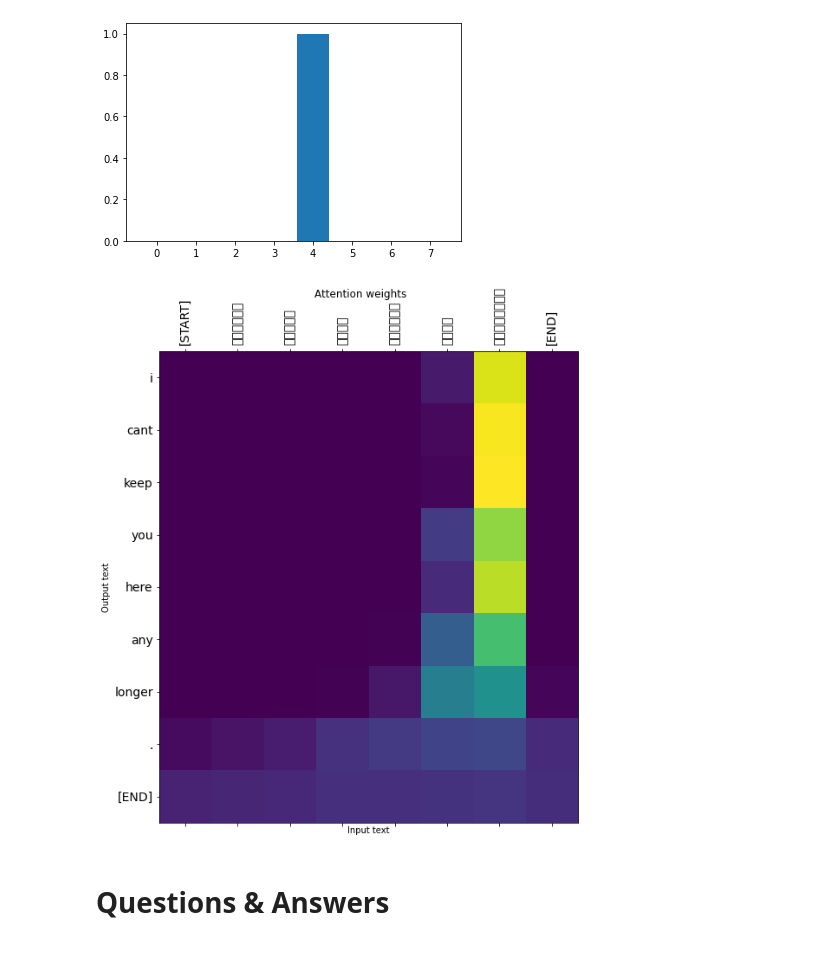
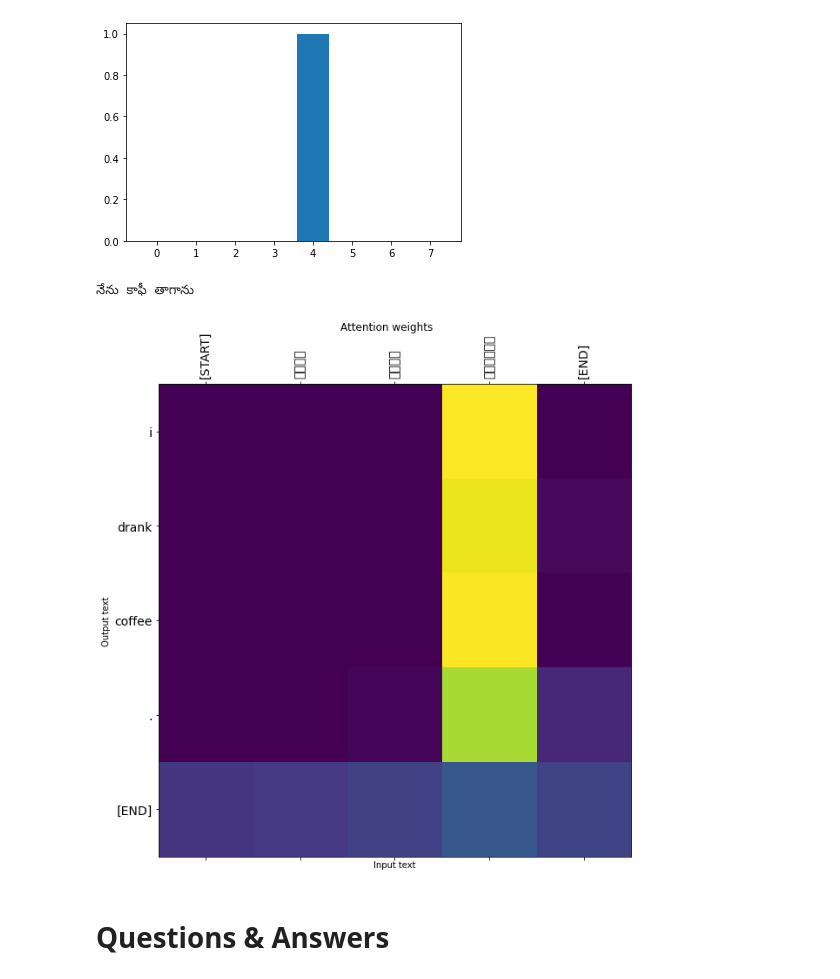
Before and after one commit to mannam95/Deep_Learning_Programming, a Jupyter notebook: Assignment7/Assignment_7_NMT_Srinath.ipynb, the cells around one changed output. Saved outputs shown, nothing was run; the diff lists cells and outputs as text; code cells hidden in the pictures.

```diff
--- a/Assignment7/Assignment_7_NMT_Srinath.ipynb
+++ b/Assignment7/Assignment_7_NMT_Srinath.ipynb
@@ -914,7 +914,7 @@ def plot_attention(attention, sentence, predicted_sentence):
 
   attention = attention[:len(predicted_sentence), :len(sentence)]
 
-  ax.matshow(attention, cmap='viridis', vmin=0.0)
+  ax.matshow(attention, cmap='viridis', vmin=0.0, vmax=1)
 
   fontdict = {'fontsize': 14}
 
@@ -928,10 +928,12 @@ def plot_attention(attention, sentence, predicted_sentence):
   ax.set_ylabel('Output text')
   plt.suptitle('Attention weights')
 # %%
-i=1
-plot_attention(result['attention'][i], input_text[i].numpy().decode(), result['text'][i])
+i=3
+plot_attention(result['attention'][i], input_text[i], result['text'][i])
+print(input_text[i].numpy().decode())
 # %% [output]
+నేను కాఫీ తాగాను
-[figure, old version]
+[figure, new version]
 # %% [markdown]
 # Questions & Answers
 # %% [markdown]
```
Also changed, not shown: parts of 3 cells of this notebook.
